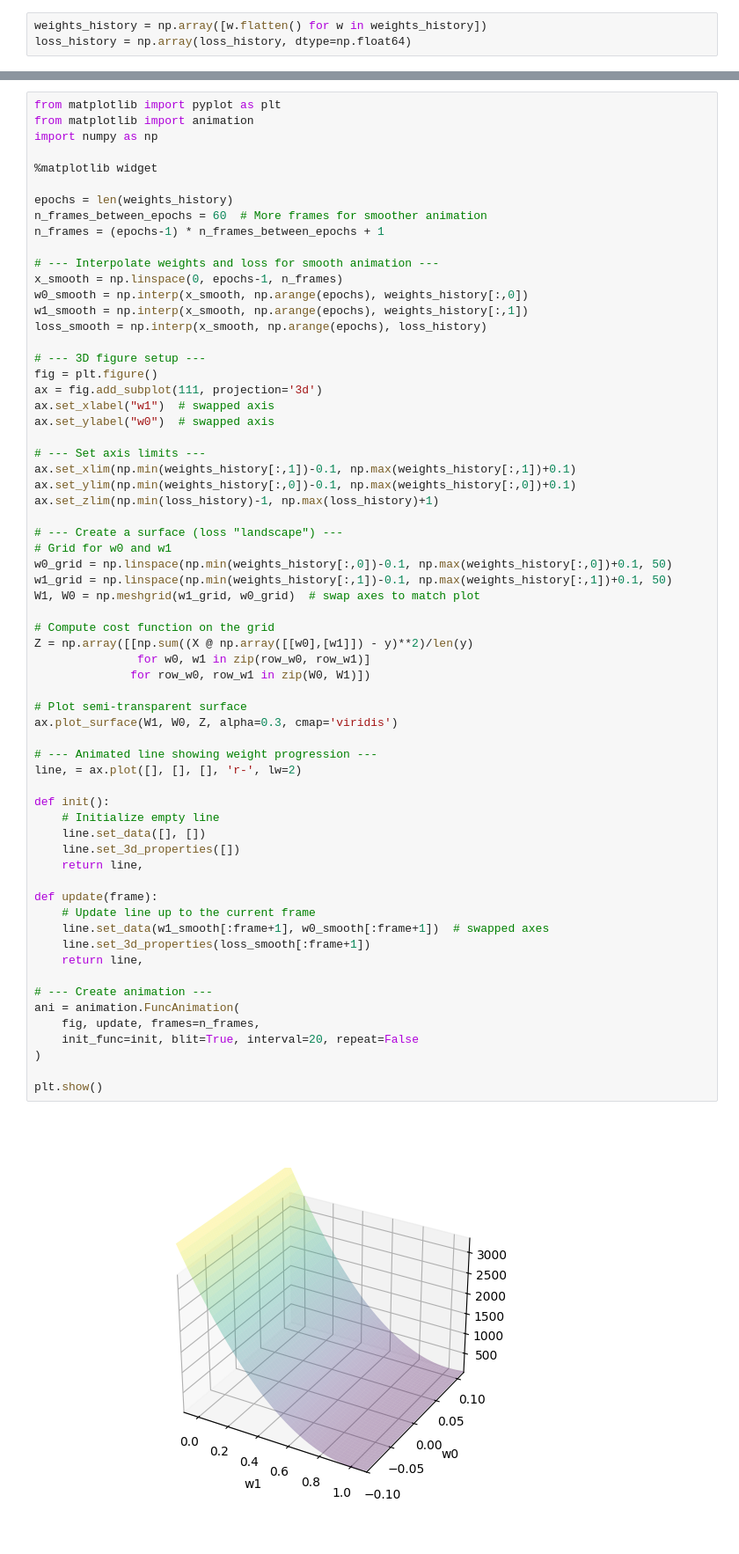
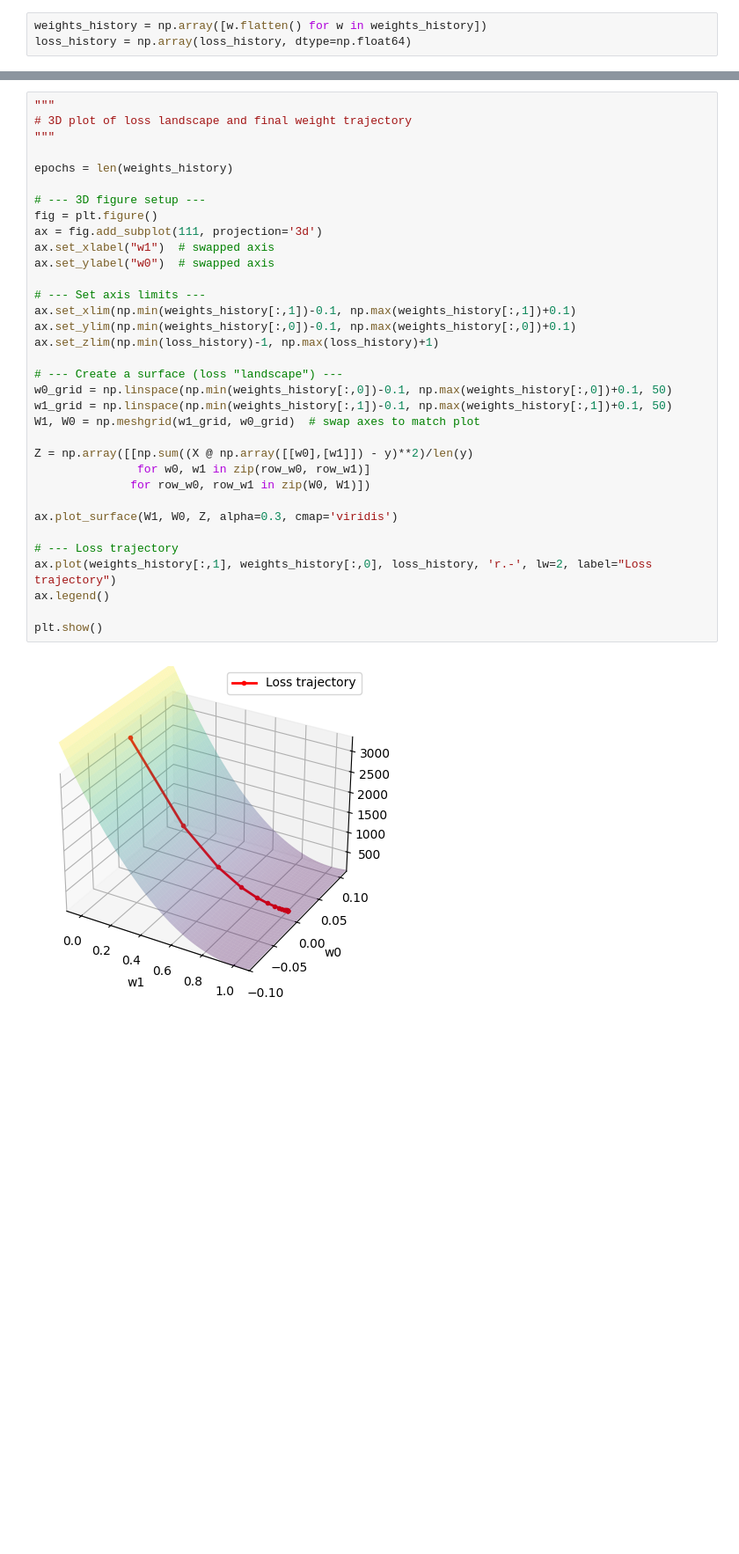
Before and after one commit to lategardener/CS229-from-scratch, a Jupyter notebook: LinearRegression/linear_regression.ipynb, the cells around one changed output, grey strips where cells are left out. Shown at 88% size. Cells and saved outputs as stored; diff of their text form; blank space fills up the shorter version.

```diff
--- a/LinearRegression/linear_regression.ipynb
+++ b/LinearRegression/linear_regression.ipynb
@@ -190,66 +158,36 @@ plt.show()
 # %%
-from matplotlib import pyplot as plt
-from matplotlib import animation
-import numpy as np
-
-%matplotlib widget
+"""
+# 3D plot of loss landscape and final weight trajectory
+"""
 
 epochs = len(weights_history)
-n_frames_between_epochs = 60  # More frames for smoother animation
-n_frames = (epochs-1) * n_frames_between_epochs + 1
-
-# --- Interpolate weights and loss for smooth animation ---
-x_smooth = np.linspace(0, epochs-1, n_frames)
-w0_smooth = np.interp(x_smooth, np.arange(epochs), weights_history[:,0])
-w1_smooth = np.interp(x_smooth, np.arange(epochs), weights_history[:,1])
-loss_smooth = np.interp(x_smooth, np.arange(epochs), loss_history)
 
 # --- 3D figure setup ---
 fig = plt.figure()
 ax = fig.add_subplot(111, projection='3d')
 ax.set_xlabel("w1")  # swapped axis
 ax.set_ylabel("w0")  # swapped axis
 
 # --- Set axis limits ---
 ax.set_xlim(np.min(weights_history[:,1])-0.1, np.max(weights_history[:,1])+0.1)
 ax.set_ylim(np.min(weights_history[:,0])-0.1, np.max(weights_history[:,0])+0.1)
 ax.set_zlim(np.min(loss_history)-1, np.max(loss_history)+1)
 
 # --- Create a surface (loss "landscape") ---
-# Grid for w0 and w1
 w0_grid = np.linspace(np.min(weights_history[:,0])-0.1, np.max(weights_history[:,0])+0.1, 50)
 w1_grid = np.linspace(np.min(weights_history[:,1])-0.1, np.max(weights_history[:,1])+0.1, 50)
 W1, W0 = np.meshgrid(w1_grid, w0_grid)  # swap axes to match plot
 
-# Compute cost function on the grid
 Z = np.array([[np.sum((X @ np.array([[w0],[w1]]) - y)**2)/len(y)
                for w0, w1 in zip(row_w0, row_w1)]
               for row_w0, row_w1 in zip(W0, W1)])
 
-# Plot semi-transparent surface
 ax.plot_surface(W1, W0, Z, alpha=0.3, cmap='viridis')
 
-# --- Animated line showing weight progression ---
-line, = ax.plot([], [], [], 'r-', lw=2)
-
-def init():
-    # Initialize empty line
-    line.set_data([], [])
-    line.set_3d_properties([])
-    return line,
-
-def update(frame):
-    # Update line up to the current frame
-    line.set_data(w1_smooth[:frame+1], w0_smooth[:frame+1])  # swapped axes
-    line.set_3d_properties(loss_smooth[:frame+1])
-    return line,
-
-# --- Create animation ---
-ani = animation.FuncAnimation(
-    fig, update, frames=n_frames,
-    init_func=init, blit=True, interval=20, repeat=False
-)
+# --- Loss trajectory
+ax.plot(weights_history[:,1], weights_history[:,0], loss_history, 'r.-', lw=2, label="Loss trajectory")
+ax.legend()
 
 plt.show()
 # %% [output]
-[figure, old version]
+[figure, new version]
```
Also changed, not shown: parts of 8 cells of this notebook.
